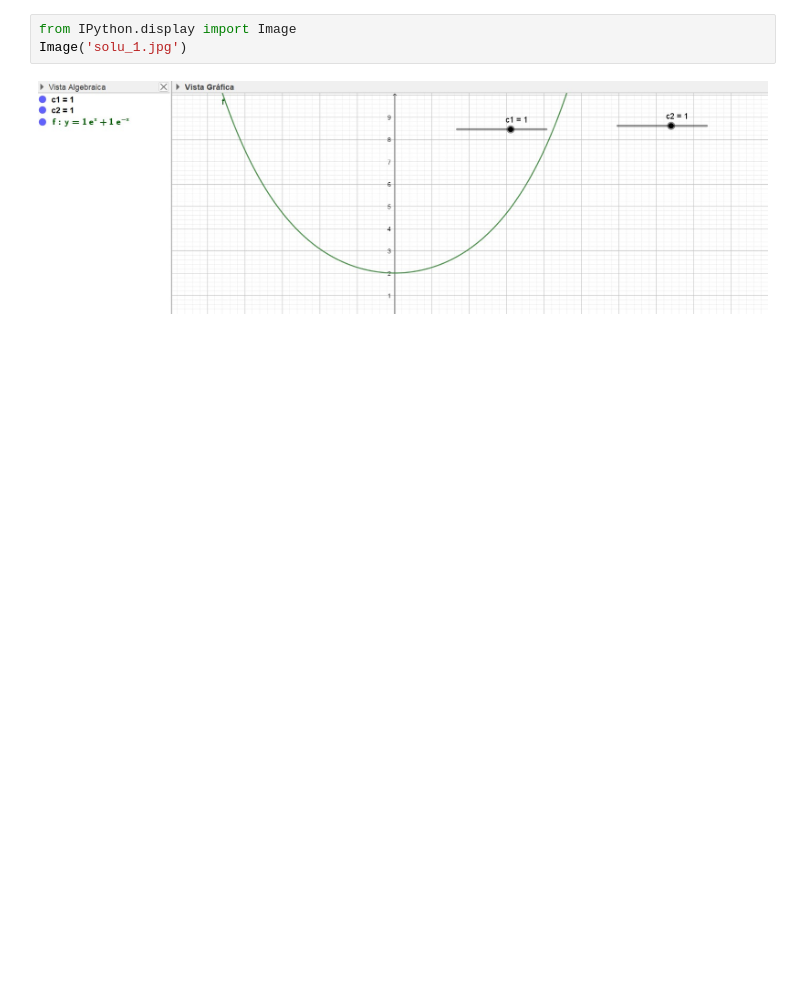
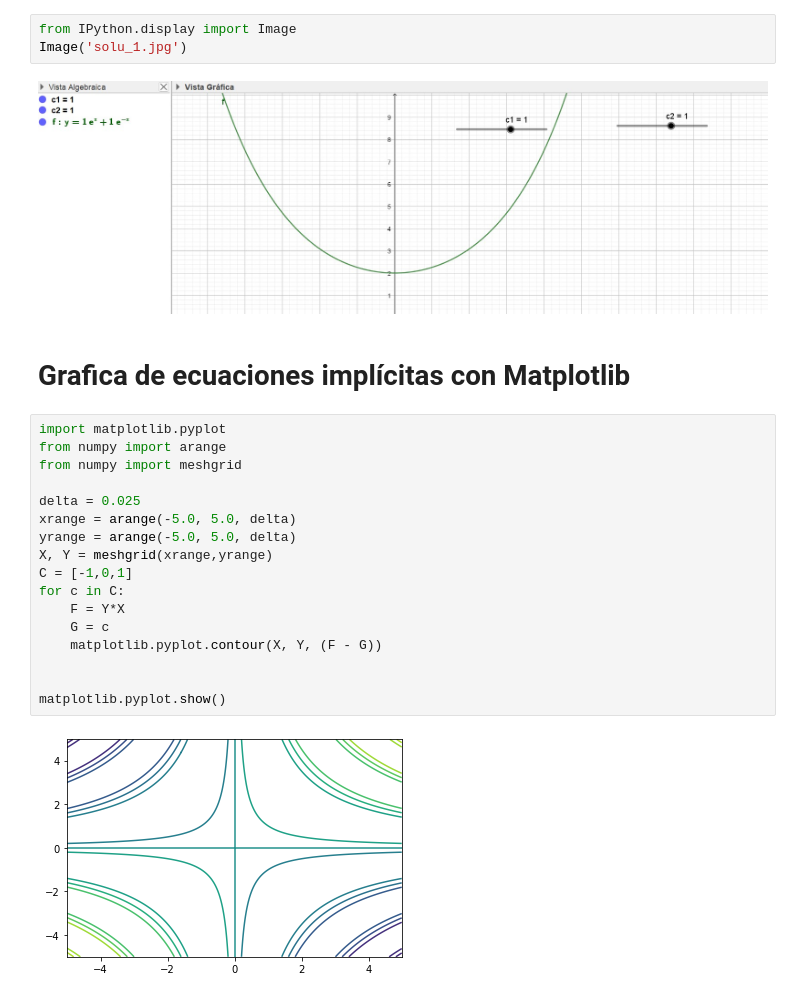
Before and after one commit to marco-canas/edo, a Jupyter notebook: banco_ejemplos/2_edo_2_order/solucion_pvi_segund_orden.ipynb, the cells around one changed output. Saved outputs shown, nothing was run; the diff lists cells and outputs as text; blank space fills up the shorter version.

Commit message:
cree un cuaderno para enseñas a graficar soluciones de ED de primero y segundo orden utilizando matplotlib

```diff
--- a/banco_ejemplos/2_edo_2_order/solucion_pvi_segund_orden.ipynb
+++ b/banco_ejemplos/2_edo_2_order/solucion_pvi_segund_orden.ipynb
@@ -33,3 +43,24 @@ from IPython.display import Image
 Image('solu_1.jpg')
 # %% [output]
 [figure]
+# %% [markdown]
+# Grafica de ecuaciones implícitas con Matplotlib
+# %%
+import matplotlib.pyplot
+from numpy import arange
+from numpy import meshgrid
+
+delta = 0.025
+xrange = arange(-5.0, 5.0, delta)
+yrange = arange(-5.0, 5.0, delta)
+X, Y = meshgrid(xrange,yrange)
+C = [-1,0,1]
+for c in C:
+    F = Y*X
+    G = c
+    matplotlib.pyplot.contour(X, Y, (F - G))
+
+
+matplotlib.pyplot.show()
+# %% [output]
+[figure, added]
```
Also changed, not shown: parts of 28 cells of this notebook, 1 other file.
